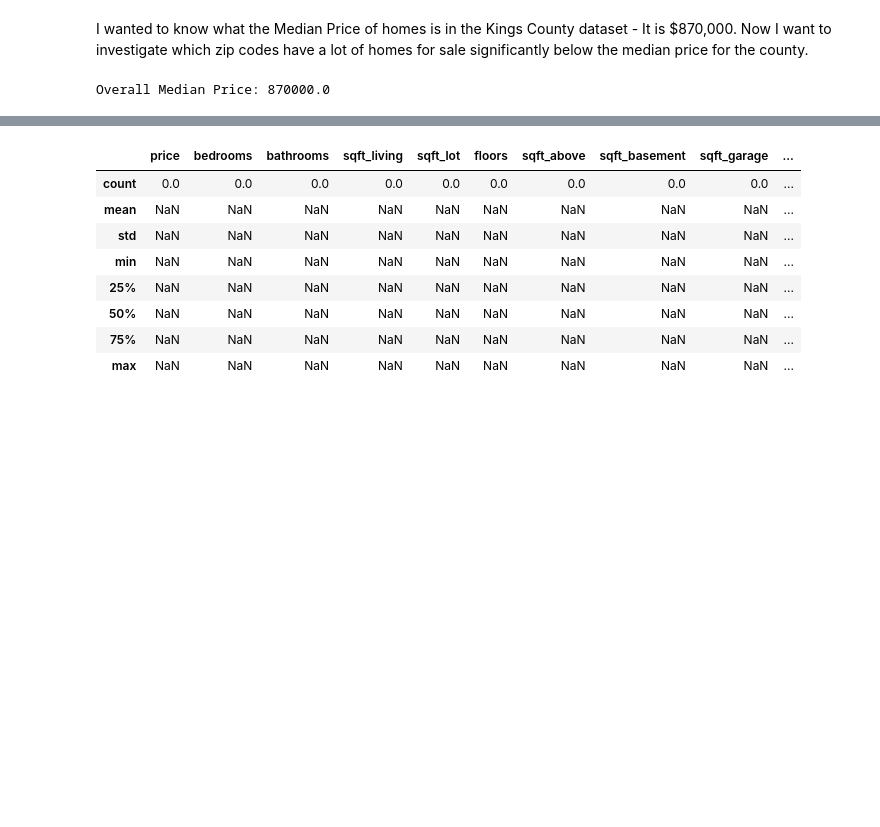
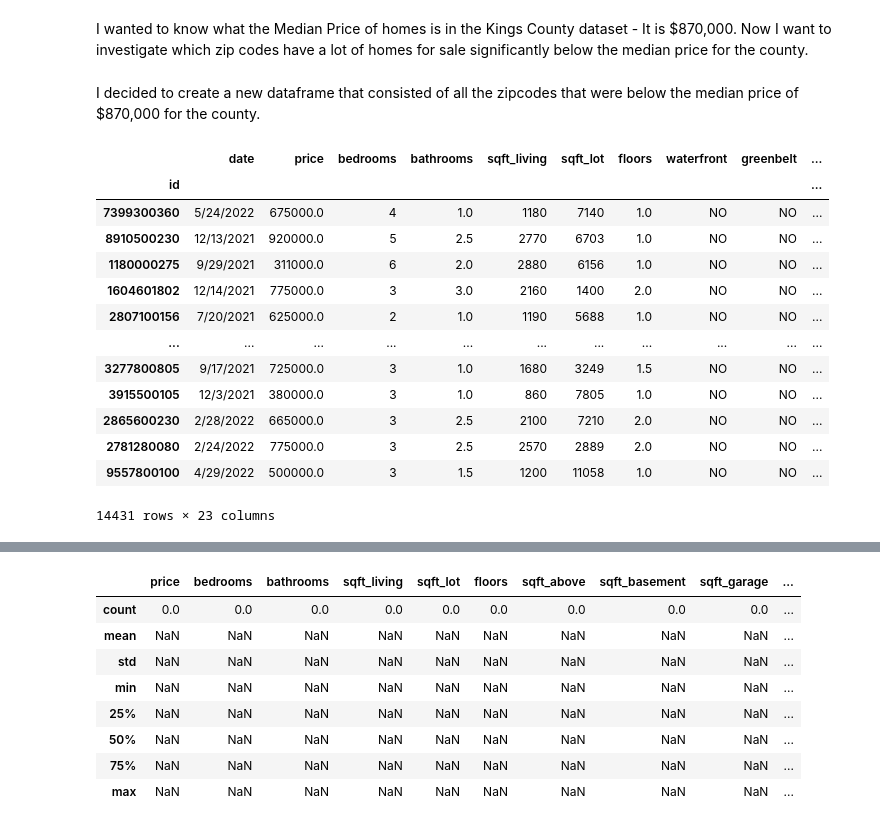
Before and after one commit to adammarianacci/Real_Estate_Analysis, a Jupyter notebook: notebook.ipynb, the cells around one changed output, grey strips where cells are left out. Cells and saved outputs as stored; diff of their text form; code cells hidden in the pictures; blank space fills up the shorter version.

```diff
--- a/notebook.ipynb
+++ b/notebook.ipynb
@@ -282,7 +287,25 @@ plt.show()
 # %% [markdown]
 I wanted to know what the Median Price of homes is in the Kings County dataset - It is $870,000. Now I want to investigate which zip codes have a lot of homes for sale significantly below the median price for the county.
-# %%
-overall_median_price = kc_house_data_df['price'].median()
-print("Overall Median Price:", overall_median_price)
-# %% [output]
-Overall Median Price: 870000.0
+# %%
+low_median_prices = median_prices[median_prices['price']<870000]
+# %% [markdown]
+I decided to create a new dataframe that consisted of all the zipcodes that were below the median price of $870,000 for the county.
+# %%
+low_kc_house = kc_house_data_df[kc_house_data_df['Zip Code'].isin(low_median_prices['Zip Code'])]
+# %%
+low_kc_house
+# %% [output]
+|  | date | price | bedrooms | bathrooms | sqft_living | sqft_lot | floors | waterfront | greenbelt | ... |
+| id |  |  |  |  |  |  |  |  |  | ... |
+| 7399300360 | 5/24/2022 | 675000.0 | 4 | 1.0 | 1180 | 7140 | 1.0 | NO | NO | ... |
+| 8910500230 | 12/13/2021 | 920000.0 | 5 | 2.5 | 2770 | 6703 | 1.0 | NO | NO | ... |
+| 1180000275 | 9/29/2021 | 311000.0 | 6 | 2.0 | 2880 | 6156 | 1.0 | NO | NO | ... |
+| 1604601802 | 12/14/2021 | 775000.0 | 3 | 3.0 | 2160 | 1400 | 2.0 | NO | NO | ... |
+| 2807100156 | 7/20/2021 | 625000.0 | 2 | 1.0 | 1190 | 5688 | 1.0 | NO | NO | ... |
+| ... | ... | ... | ... | ... | ... | ... | ... | ... | ... | ... |
+| 3277800805 | 9/17/2021 | 725000.0 | 3 | 1.0 | 1680 | 3249 | 1.5 | NO | NO | ... |
+| 3915500105 | 12/3/2021 | 380000.0 | 3 | 1.0 | 860 | 7805 | 1.0 | NO | NO | ... |
+| 2865600230 | 2/28/2022 | 665000.0 | 3 | 2.5 | 2100 | 7210 | 2.0 | NO | NO | ... |
+| 2781280080 | 2/24/2022 | 775000.0 | 3 | 2.5 | 2570 | 2889 | 2.0 | NO | NO | ... |
+| 9557800100 | 4/29/2022 | 500000.0 | 3 | 1.5 | 1200 | 11058 | 1.0 | NO | NO | ... |
+14431 rows × 23 columns
```
Also changed, not shown: parts of 12 cells of this notebook.
